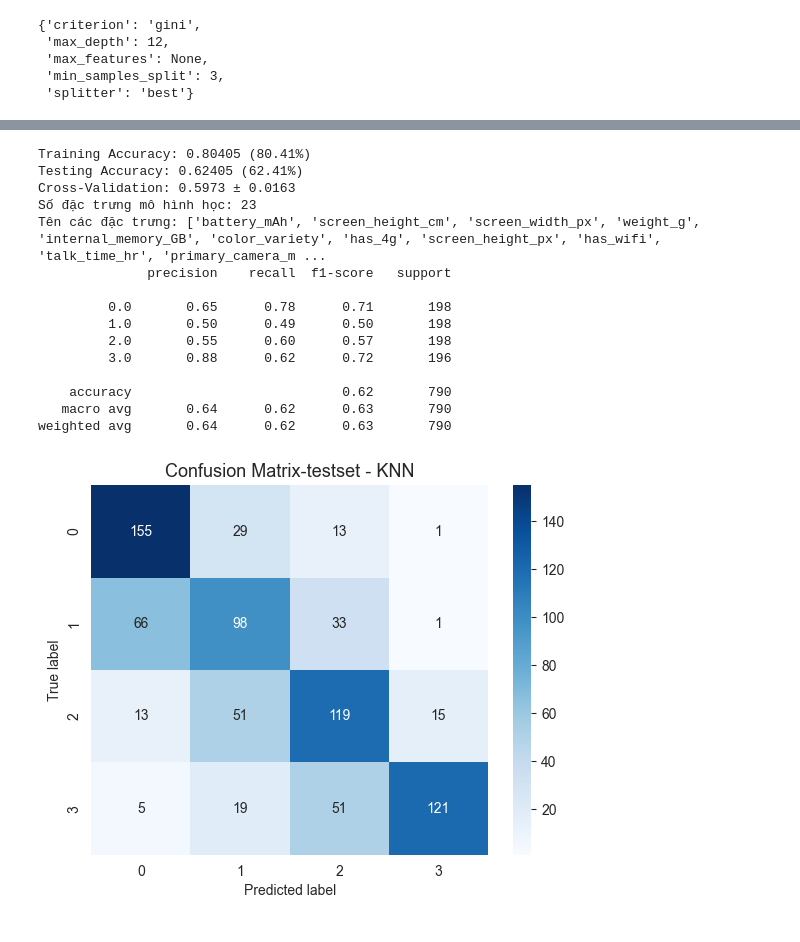
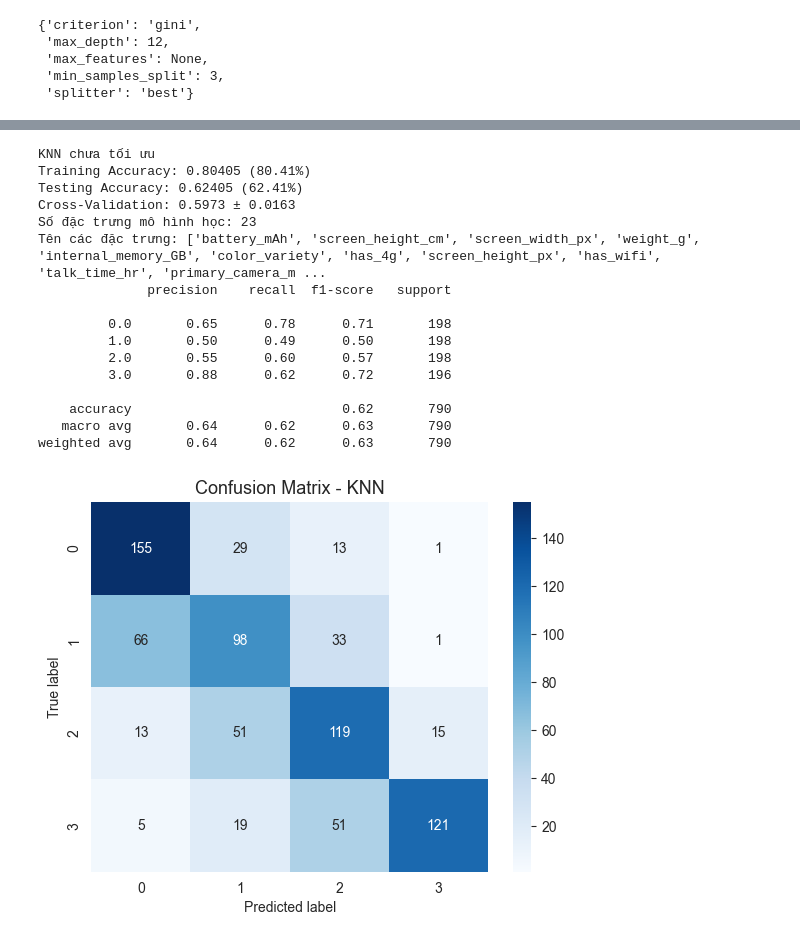
Before and after one commit to aijeff2062005/Mobile_Price_Range_Prediction, a Jupyter notebook: Prediction_data.ipynb, the cells around one changed output, grey strips where cells are left out. Drawn from its saved outputs; the diff is of its cells as text; code cells hidden in the pictures.

```diff
--- a/Prediction_data.ipynb
+++ b/Prediction_data.ipynb
@@ -665,26 +668,27 @@ dtc_optimal = DecisionTreeClassifier(
     max_depth= 12,
     max_features= None,
     min_samples_split= 3,
-    random_state= 0
+    random_state= 42
 )
-dtc_tree_model.fit(X_train, y_train)
-y_train_predict = dtc_tree_model.predict(X_train)
-y_test_predict = dtc_tree_model.predict(X_test)
+dtc_optimal.fit(X_train, y_train)
+y_train_predict_dtc_h = dtc_tree_model.predict(X_train)
+y_test_predict_dtc_h = dtc_tree_model.predict(X_test)
 
-dtc_train_acc = accuracy_score(y_train, y_train_predict)
-dtc_test_acc = accuracy_score(y_test, y_test_predict)
-dtc_cv_scores = cross_val_score(dtc_tree_model, X_train, y_train, cv=5)
+dtc_train_acc_h = accuracy_score(y_train, y_train_predict_dtc_h)
+dtc_test_acc_h = accuracy_score(y_test, y_test_predict_dtc_h)
+dtc_cv_scores_h = cross_val_score(dtc_optimal, X_train, y_train, cv=5)
 
-print(f"Training Accuracy: {dtc_train_acc:.5f} ({dtc_train_acc:.2%})")
-print(f"Testing Accuracy: {dtc_test_acc:.5f} ({dtc_test_acc:.2%})")
-print(f"Cross-Validation: {dtc_cv_scores.mean():.4f} ± {dtc_cv_scores.std():.4f}")
+print("Decision Tree (Đã tuning)")
+print(f"Training Accuracy: {dtc_train_acc_h:.5f} ({dtc_train_acc_h:.2%})")
+print(f"Testing Accuracy: {dtc_test_acc_h:.5f} ({dtc_test_acc_h:.2%})")
+print(f"Cross-Validation: {dtc_cv_scores_h.mean():.4f} ± {dtc_cv_scores_h.std():.4f}")
 
 print("Số đặc trưng mô hình học:", X_train.shape[1])
 print("Tên các đặc trưng:", list(X.columns))
-print(classification_report(y_test, y_test_predict))
+print(classification_report(y_test, y_test_predict_dtc_h))
 
-sns.heatmap(confusion_matrix(y_test, y_test_predict), annot=True, fmt='d', cmap='Blues')
-plt.title("Confusion Matrix-testset - Random Forest", fontsize=13)
+sns.heatmap(confusion_matrix(y_test, y_test_predict_dtc_h), annot=True, fmt='d', cmap='Blues')
+plt.title("Confusion Matrix - Decision Tree", fontsize=13)
 plt.xlabel("Predicted label")
 plt.ylabel("True label")
 plt.show()
@@ -709,48 +714,50 @@ weighted avg       0.96      0.96      0.96       790
 from sklearn.neighbors import KNeighborsClassifier
 
 #Creating an object of the classifier
-knn_neighbors = KNeighborsClassifier()
-knn_neighbors.fit(X_train_scaled, y_train)
+knn_model = KNeighborsClassifier()
+knn_model.fit(X_train_scaled, y_train)
 
-y_train_pred_knn = knn_neighbors.predict(X_train_scaled)
-y_test_pred_knn = knn_neighbors.predict(X_test_scaled)
+y_train_pred_knn = knn_model.predict(X_train_scaled)
+y_test_pred_knn = knn_model.predict(X_test_scaled)
 
 
 knn_train_acc = accuracy_score(y_train, y_train_pred_knn)
 knn_test_acc = accuracy_score(y_test, y_test_pred_knn)
-knn_cv_scores = cross_val_score(knn_neighbors, X_train_scaled, y_train, cv=5)
+knn_cv_scores = cross_val_score(knn_model, X_train_scaled, y_train, cv=5)
 
+print("KNN chưa tối ưu")
 print(f"Training Accuracy: {knn_train_acc:.5f} ({knn_train_acc:.2%})")
 print(f"Testing Accuracy: {knn_test_acc:.5f} ({knn_test_acc:.2%})")
 print(f"Cross-Validation: {knn_cv_scores.mean():.4f} ± {knn_cv_scores.std():.4f}")
 
 print("Số đặc trưng mô hình học:", X_train_scaled.shape[1])
 print("Tên các đặc trưng:", list(X.columns))
 print(classification_report(y_test, y_test_pred_knn))
 
 sns.heatmap(confusion_matrix(y_test, y_test_pred_knn), annot=True, fmt='d', cmap='Blues')
-plt.title("Confusion Matrix-testset - KNN", fontsize=13)
+plt.title("Confusion Matrix - KNN", fontsize=13)
 plt.xlabel("Predicted label")
 plt.ylabel("True label")
 plt.show()
 
 #
 # %% [output]
+KNN chưa tối ưu
 Training Accuracy: 0.80405 (80.41%)
 Testing Accuracy: 0.62405 (62.41%)
 Cross-Validation: 0.5973 ± 0.0163
 Số đặc trưng mô hình học: 23
 Tên các đặc trưng: ['battery_mAh', 'screen_height_cm', 'screen_width_px', 'weight_g', 'internal_memory_GB', 'color_variety', 'has_4g', 'screen_height_px', 'has_wifi', 'talk_time_hr', 'primary_camera_m ...
               precision    recall  f1-score   support
 
          0.0       0.65      0.78      0.71       198
          1.0       0.50      0.49      0.50       198
          2.0       0.55      0.60      0.57       198
          3.0       0.88      0.62      0.72       196
 
     accuracy                           0.62       790
    macro avg       0.64      0.62      0.63       790
 weighted avg       0.64      0.62      0.63       790
-[figure, old version]
+[figure, new version]
 # %%
 knn = KNeighborsClassifier()
```
Also changed, not shown: parts of 10 cells of this notebook.
